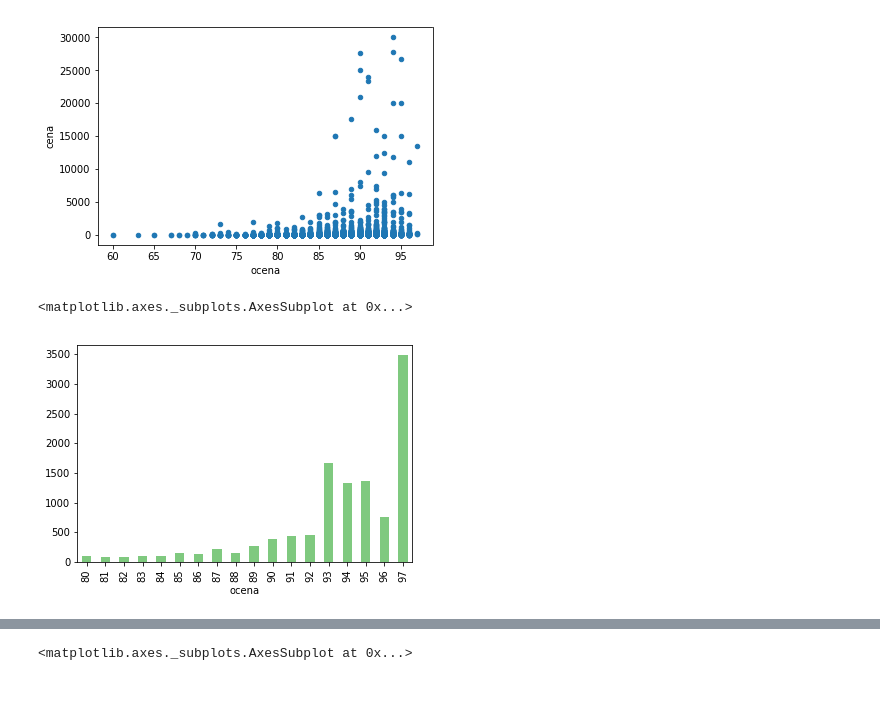
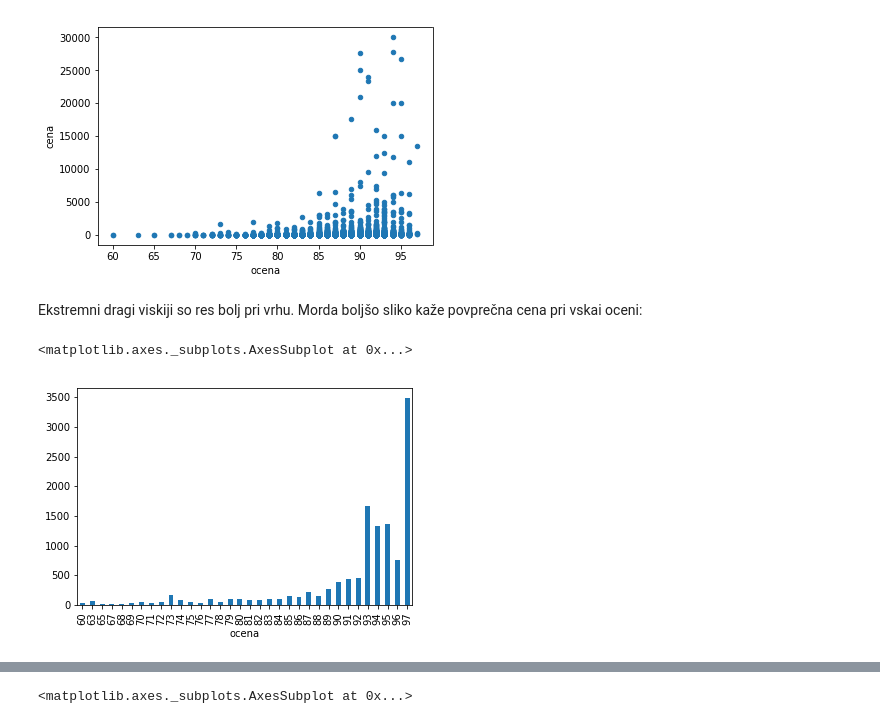
Before and after one commit to GTerglav/Viski, a Jupyter notebook: viski_analiza.ipynb, the cells around one changed output, grey strips where cells are left out. Cells and saved outputs as stored; diff of their text form; code cells hidden in the pictures; blank space fills up the shorter version.

```diff
--- a/viski_analiza.ipynb
+++ b/viski_analiza.ipynb
@@ -195,9 +195,11 @@ viski[viski['cena'] < 50000].plot.scatter('ocena', 'cena')
 # %% [output]
 <matplotlib.axes._subplots.AxesSubplot at 0x...>
 [figure]
+# %% [markdown]
+Ekstremni dragi viskiji so res bolj pri vrhu. Morda boljšo sliko kaže povprečna cena pri vskai oceni:
 # %%
-viski_ocene = viski[viski['ocena'] > 79].groupby('ocena')
-viski_ocene['cena'].mean().plot.bar(colormap='Accent')
+viski_ocene = viski.groupby('ocena')
+viski_ocene['cena'].mean().plot.bar()
 # %% [output]
 <matplotlib.axes._subplots.AxesSubplot at 0x...>
-[figure, old version]
+[figure, new version]
```
Also changed, not shown: parts of 8 cells of this notebook.
